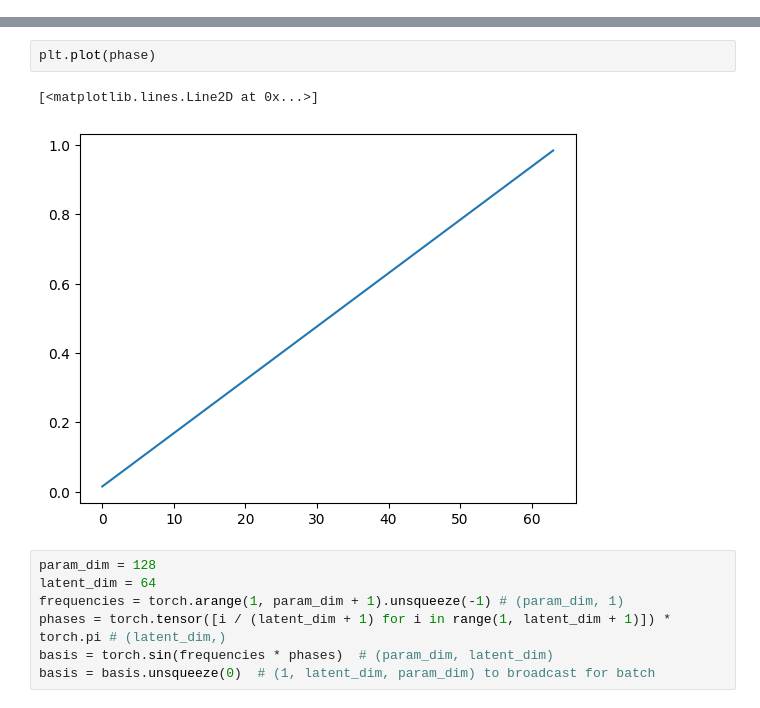
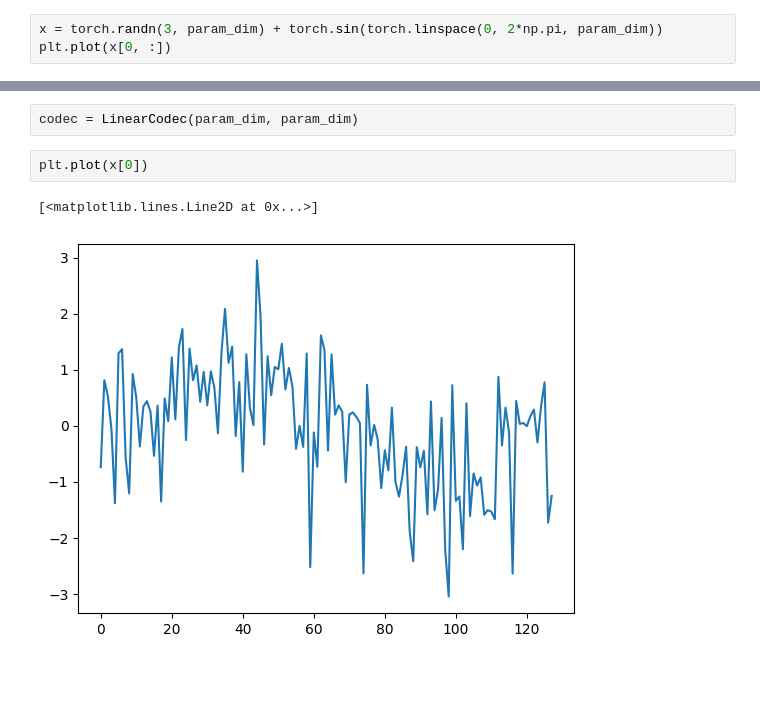
Before and after one commit to arisakaso/nigbms, a Jupyter notebook: notebooks/20240821.ipynb, the cells around one changed output, grey strips where cells are left out. Drawn from its saved outputs; the diff is of its cells as text; blank space fills up the shorter version.

Commit message:
add linear codec

```diff
--- a/notebooks/20240821.ipynb
+++ b/notebooks/20240821.ipynb
@@ -89,0 +68,3 @@ class SinCodec(Codec):
+# %%
+x = torch.randn(3, param_dim) + torch.sin(torch.linspace(0, 2*np.pi, param_dim))
+plt.plot(x[0, :])
@@ -100,12 +139,7 @@ phase = torch.tensor([i / (latent_dim + 1) for i in range(1, latent_dim + 1)])
+# %%
+codec = LinearCodec(param_dim, param_dim)
 # %%
-plt.plot(phase)
+plt.plot(x[0])
 # %% [output]
 [<matplotlib.lines.Line2D at 0x...>]
-[figure, old version]
+[figure, new version]
-# %%
-param_dim = 128
-latent_dim = 64
-frequencies = torch.arange(1, param_dim + 1).unsqueeze(-1) # (param_dim, 1)
-phases = torch.tensor([i / (latent_dim + 1) for i in range(1, latent_dim + 1)]) * torch.pi # (latent_dim,)
-basis = torch.sin(frequencies * phases)  # (param_dim, latent_dim)
-basis = basis.unsqueeze(0)  # (1, latent_dim, param_dim) to broadcast for batch
```
Also changed, not shown: parts of 22 cells of this notebook, 7 other files.
